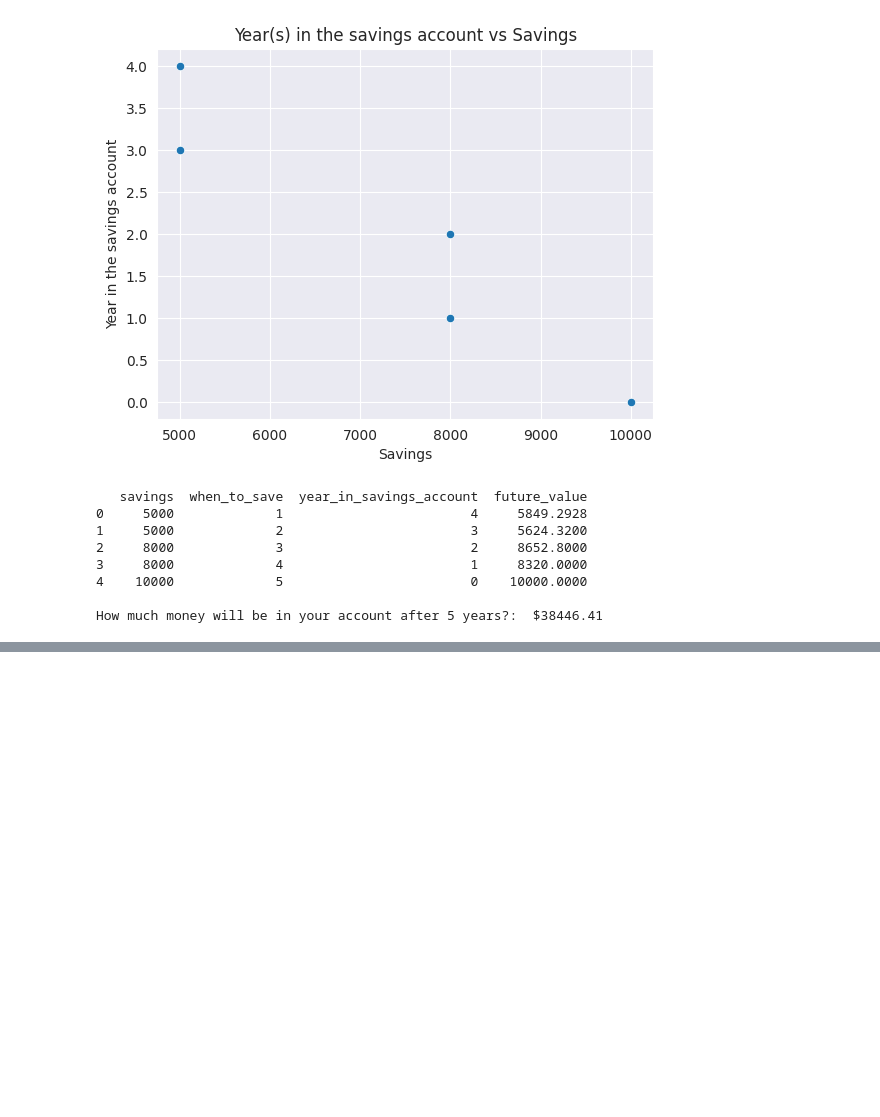
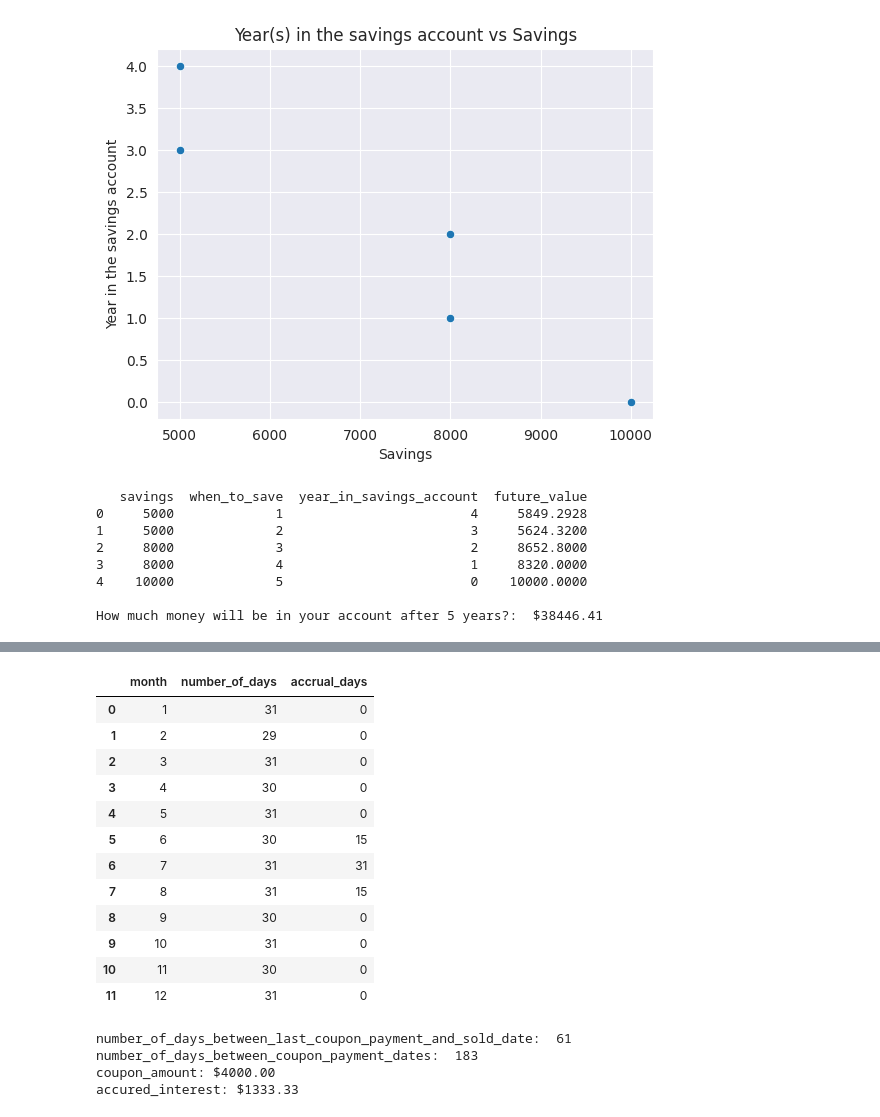
Before and after one commit to horasan/ml, a Jupyter notebook: R_LER_TREASURY_FIXED_INCOME_1.ipynb, the cells around one changed output, grey strips where cells are left out. Cells and saved outputs as stored; diff of their text form; code cells hidden in the pictures; blank space fills up the shorter version.

```diff
--- a/R_LER_TREASURY_FIXED_INCOME_1.ipynb
+++ b/R_LER_TREASURY_FIXED_INCOME_1.ipynb
@@ -374,0 +445,54 @@ How much money will be in your account after 5 years?:  $38446.41
+# %%
+# just to show the days in detail
+
+last_payment_month = int(last_coupon_payment_date.strftime("%m"))
+last_payment_day = int(last_coupon_payment_date.strftime("%d"))
+number_of_days_in_last_payment_month = calender_df.query("month == @last_payment_month")["number_of_days"]
+
+# calender_df.iloc[a, b] --> a:row index, b:column index of the dataframe!
+calender_df.iloc[(last_payment_month-1), 2] = number_of_days_in_last_payment_month - last_payment_day
+
+sold_month = int(sold_date.strftime("%m"))
+sold_day = int(sold_date.strftime("%d"))
+
+calender_df.iloc[last_payment_month:(sold_month-1), 2] = calender_df.iloc[last_payment_month:(sold_month-1)]["number_of_days"]
+calender_df.iloc[(sold_month-1), 2] = sold_day
+calender_df
+# %% [output]
+|  | month | number_of_days | accrual_days |
+| 0 | 1 | 31 | 0 |
+| 1 | 2 | 29 | 0 |
+| 2 | 3 | 31 | 0 |
+| 3 | 4 | 30 | 0 |
+| 4 | 5 | 31 | 0 |
+| 5 | 6 | 30 | 15 |
+| 6 | 7 | 31 | 31 |
+| 7 | 8 | 31 | 15 |
+| 8 | 9 | 30 | 0 |
+| 9 | 10 | 31 | 0 |
+| 10 | 11 | 30 | 0 |
+| 11 | 12 | 31 | 0 |
+# %%
+#last_coupon_payment_date = datetime.datetime(2020, 6, 15)
+#sold_date = datetime.datetime(2020, 8, 15)
+#next_coupon_payment_date = datetime.datetime(2020, 12, 15)
+
+number_of_days_between_last_coupon_payment_and_sold_date = get_actual_number_of_days_between(sold_date, last_coupon_payment_date).days
+print("number_of_days_between_last_coupon_payment_and_sold_date: ", int(number_of_days_between_last_coupon_payment_and_sold_date))
+
+number_of_days_between_coupon_payment_dates = get_actual_number_of_days_between(last_coupon_payment_date, next_coupon_payment_date).days
+print("number_of_days_between_coupon_payment_dates: ", int(number_of_days_between_coupon_payment_dates))
+
+bond_face_amount = 100000
+coupon_rate = 8/100
+payment_frequency_per_year = 2
+coupon_amount = coupon_rate * bond_face_amount / payment_frequency_per_year
+print("coupon_amount:", get_formatted_amout(coupon_amount))
+
+accured_interest = number_of_days_between_last_coupon_payment_and_sold_date / number_of_days_between_coupon_payment_dates * coupon_amount
+print("accured_interest:", get_formatted_amout(accured_interest))
+# %% [output]
+number_of_days_between_last_coupon_payment_and_sold_date:  61
+number_of_days_between_coupon_payment_dates:  183
+coupon_amount: $4000.00
+accured_interest: $1333.33
```
Also changed, not shown: parts of 12 cells of this notebook.
